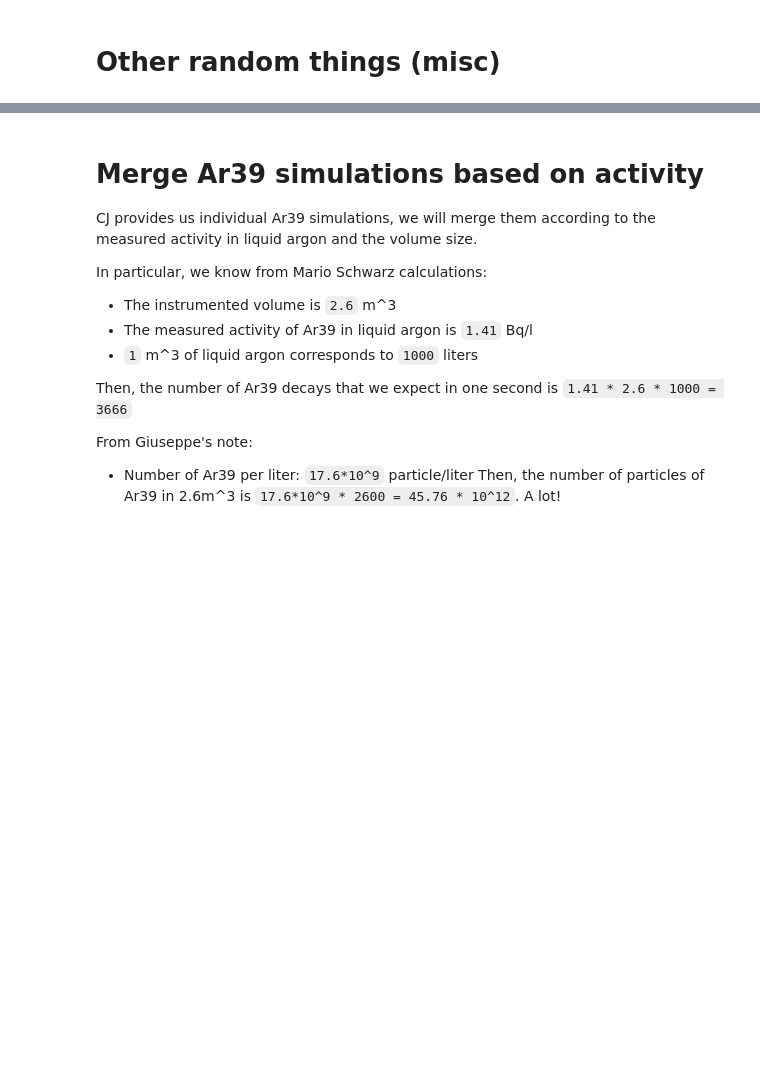
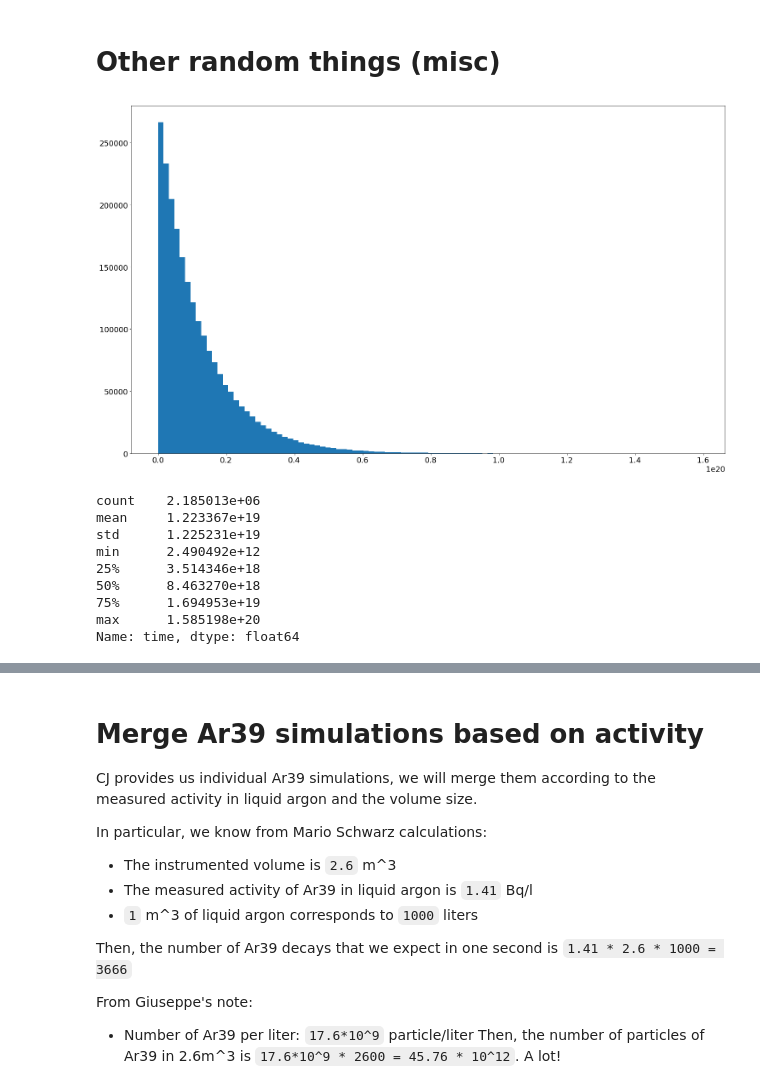
Before and after one commit to luigiberducci/ML4NP, a Jupyter notebook: Notebooks/analysis_1e6_ar39.ipynb, the cells around one changed output, grey strips where cells are left out. Saved outputs shown, nothing was run; the diff lists cells and outputs as text; code cells hidden in the pictures; blank space fills up the shorter version.

Commit message:
repeat plot of time, first time decay with no overlap of event numbers

```diff
--- a/Notebooks/analysis_1e6_ar39.ipynb
+++ b/Notebooks/analysis_1e6_ar39.ipynb
@@ -113,6 +113,21 @@ plt.show()
 [figure]
 # %% [markdown]
 # Other random things (misc)
+# %%
+plt.hist(df.time, bins=100)
+plt.show()
+df.time.describe()
+# %% [output]
+[figure, added]
+count    2.185013e+06
+mean     1.223367e+19
+std      1.225231e+19
+min      2.490492e+12
+25%      3.514346e+18
+50%      8.463270e+18
+75%      1.694953e+19
+max      1.585198e+20
+Name: time, dtype: float64
 # %%
 time_bins = np.logspace(12, 21, 100)
 plt.hist2d(df.time, df.energydeposition, bins=[100, 100])
```
Also changed, not shown: parts of 5 cells of this notebook.
